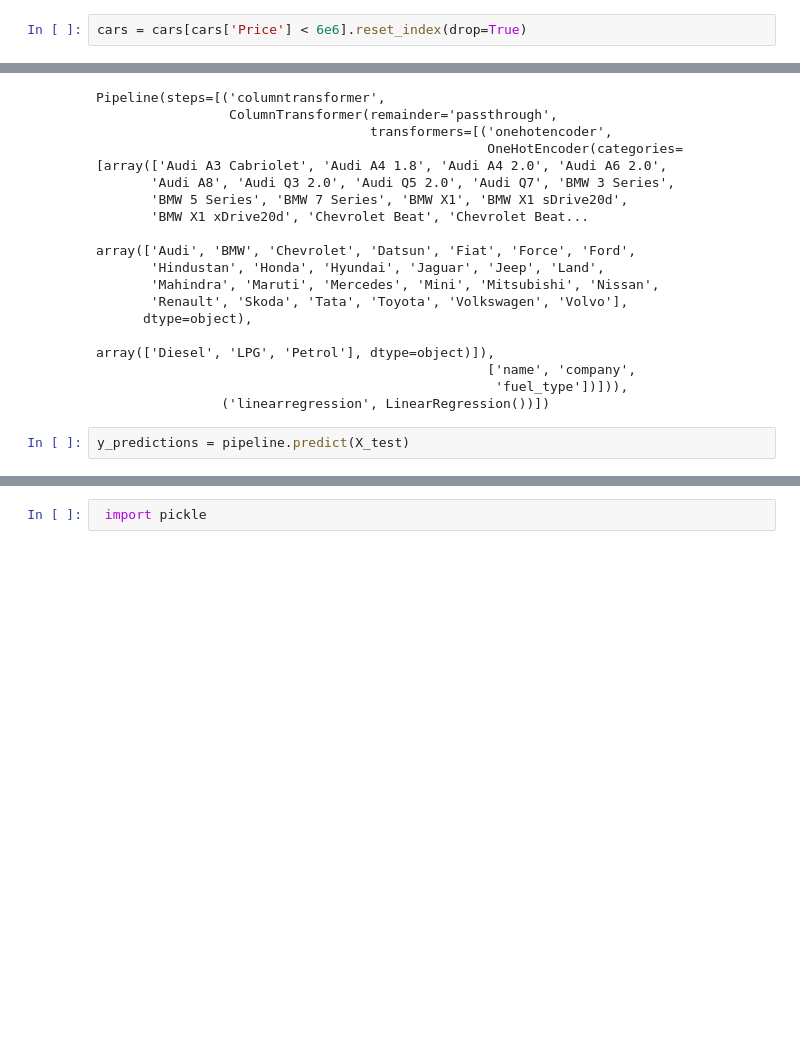
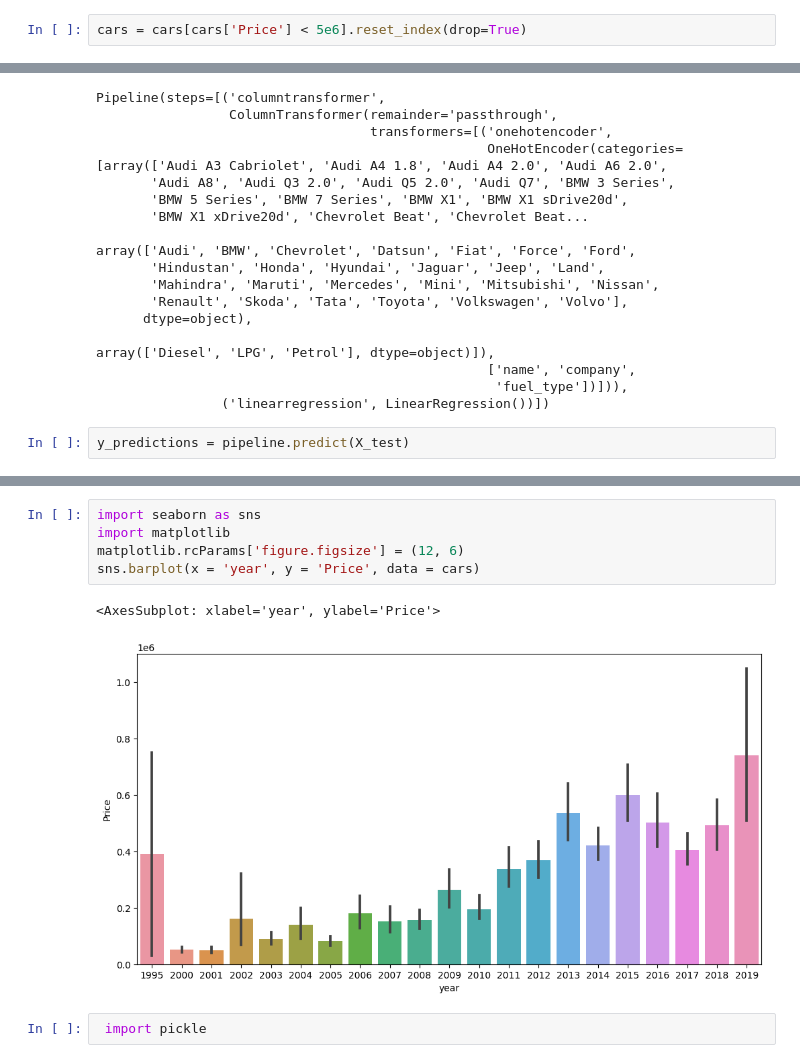
Before and after one commit to CHIRAGWADKAR/Car-Price-Predictor, a Jupyter notebook: Car_Price_Predictor.ipynb, the cells around one changed output, grey strips where cells are left out. Cells and saved outputs as stored; diff of their text form; blank space fills up the shorter version.

```diff
--- a/Car_Price_Predictor.ipynb
+++ b/Car_Price_Predictor.ipynb
@@ -231,7 +231,7 @@ cars.describe()
 | 75% | 2015.000000 | 4.912500e+05 | 56818.500000 |
 | max | 2019.000000 | 8.500003e+06 | 400000.000000 |
 # %%
-cars = cars[cars['Price'] < 6e6].reset_index(drop=True)
+cars = cars[cars['Price'] < 5e6].reset_index(drop=True)
 # %%
 cars.to_csv('data.csv')
 # %% [markdown]
@@ -388,3 +388,11 @@ r2_score(y_test, y_predictions)
+# %%
+import seaborn as sns
+import matplotlib
+matplotlib.rcParams['figure.figsize'] = (12, 6)
+sns.barplot(x = 'year', y = 'Price', data = cars)
+# %% [output]
+<AxesSubplot: xlabel='year', ylabel='Price'>
+[figure, added]
 # %%
  import pickle
 # %%
```
Also changed, not shown: parts of 9 cells of this notebook, 5 other files.
